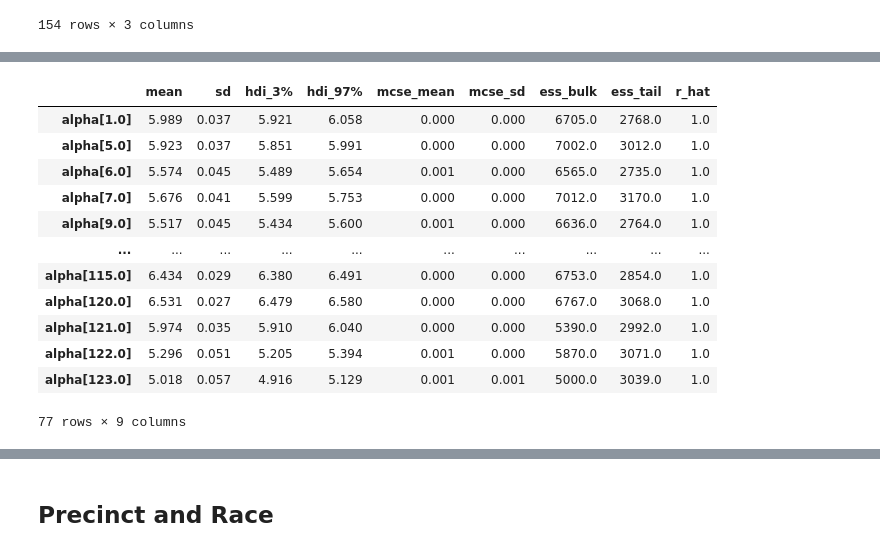
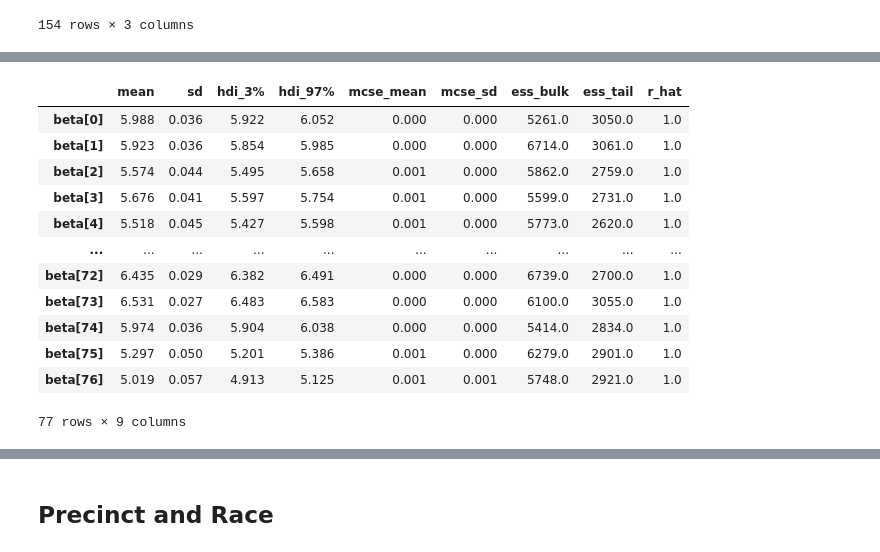
Before and after one commit to TheJarmanitor/algfair-final-exam, a Jupyter notebook: notebooks/bayes_regression.ipynb, the cells around one changed output, grey strips where cells are left out. Cells and saved outputs as stored; diff of their text form; code cells hidden in the pictures.

```diff
--- a/notebooks/bayes_regression.ipynb
+++ b/notebooks/bayes_regression.ipynb
@@ -74,12 +83,13 @@ precinct_ids, unique_precincts = pd.factorize(data_grouped['precinct'], sort=Tru
+# %%
+X = data_grouped.drop(columns=["count"])
+y = data_grouped["count"]
+# %%
+X_enc = pd.get_dummies(X, columns=["precinct", "perp_race"], dtype=float)
 # %%
-## number of crimes with precinct only
+with pm.Model() as precinct_count_model_2:
+    beta = pm.Normal('beta', mu=0, sigma=1.5, shape=len(X_enc.columns) - 2)
 
-with pm.Model(coords={'precincts': unique_precincts}) as  precinct_count_model:
-    # alpha = pm.Normal('alpha', mu=0, sigma=1.5)
-    alpha = pm.Normal('alpha', mu=0, sigma=1.5, dims='precincts')
-    precinct_id = pm.Data('precinct_id', precinct_ids)
+    lambda_ = pm.Deterministic("lambda", pm.math.exp(pm.math.dot(X_enc.iloc[:,:-2], beta)))
 
-    lambda_ = pm.Deterministic("lambda", pm.math.exp(alpha[precinct_id]))
-
-    crime = pm.Poisson('crime', lambda_, observed=data_grouped["count"])
+    crime = pm.Poisson('crime', lambda_, observed=y)
 # %%
@@ -117,20 +104,20 @@ ax.set_title("Prior predictive checks -- Flat priors");
 # %%
-with precinct_count_model:
+with precinct_count_model_2:
 
     precinct_count_trace = pm.sample(1000, tune=1000, return_inferencedata=True, idata_kwargs=dict(log_likelihood=True), cores=4,nuts_sampler="numpyro")
 # %%
-az.summary(precinct_count_trace, var_names=["alpha"])
+az.summary(precinct_count_trace, var_names=["beta"])
 # %% [output]
 |  | mean | sd | hdi_3% | hdi_97% | mcse_mean | mcse_sd | ess_bulk | ess_tail | r_hat |
-| alpha[1.0] | 5.989 | 0.037 | 5.921 | 6.058 | 0.000 | 0.000 | 6705.0 | 2768.0 | 1.0 |
-| alpha[5.0] | 5.923 | 0.037 | 5.851 | 5.991 | 0.000 | 0.000 | 7002.0 | 3012.0 | 1.0 |
-| alpha[6.0] | 5.574 | 0.045 | 5.489 | 5.654 | 0.001 | 0.000 | 6565.0 | 2735.0 | 1.0 |
-| alpha[7.0] | 5.676 | 0.041 | 5.599 | 5.753 | 0.000 | 0.000 | 7012.0 | 3170.0 | 1.0 |
-| alpha[9.0] | 5.517 | 0.045 | 5.434 | 5.600 | 0.001 | 0.000 | 6636.0 | 2764.0 | 1.0 |
+| beta[0] | 5.988 | 0.036 | 5.922 | 6.052 | 0.000 | 0.000 | 5261.0 | 3050.0 | 1.0 |
+| beta[1] | 5.923 | 0.036 | 5.854 | 5.985 | 0.000 | 0.000 | 6714.0 | 3061.0 | 1.0 |
+| beta[2] | 5.574 | 0.044 | 5.495 | 5.658 | 0.001 | 0.000 | 5862.0 | 2759.0 | 1.0 |
+| beta[3] | 5.676 | 0.041 | 5.597 | 5.754 | 0.001 | 0.000 | 5599.0 | 2731.0 | 1.0 |
+| beta[4] | 5.518 | 0.045 | 5.427 | 5.598 | 0.001 | 0.000 | 5773.0 | 2620.0 | 1.0 |
 | ... | ... | ... | ... | ... | ... | ... | ... | ... | ... |
-| alpha[115.0] | 6.434 | 0.029 | 6.380 | 6.491 | 0.000 | 0.000 | 6753.0 | 2854.0 | 1.0 |
-| alpha[120.0] | 6.531 | 0.027 | 6.479 | 6.580 | 0.000 | 0.000 | 6767.0 | 3068.0 | 1.0 |
-| alpha[121.0] | 5.974 | 0.035 | 5.910 | 6.040 | 0.000 | 0.000 | 5390.0 | 2992.0 | 1.0 |
-| alpha[122.0] | 5.296 | 0.051 | 5.205 | 5.394 | 0.001 | 0.000 | 5870.0 | 3071.0 | 1.0 |
-| alpha[123.0] | 5.018 | 0.057 | 4.916 | 5.129 | 0.001 | 0.001 | 5000.0 | 3039.0 | 1.0 |
+| beta[72] | 6.435 | 0.029 | 6.382 | 6.491 | 0.000 | 0.000 | 6739.0 | 2700.0 | 1.0 |
+| beta[73] | 6.531 | 0.027 | 6.483 | 6.583 | 0.000 | 0.000 | 6100.0 | 3055.0 | 1.0 |
+| beta[74] | 5.974 | 0.036 | 5.904 | 6.038 | 0.000 | 0.000 | 5414.0 | 2834.0 | 1.0 |
+| beta[75] | 5.297 | 0.050 | 5.201 | 5.386 | 0.001 | 0.000 | 6279.0 | 2901.0 | 1.0 |
+| beta[76] | 5.019 | 0.057 | 4.913 | 5.125 | 0.001 | 0.001 | 5748.0 | 2921.0 | 1.0 |
 77 rows × 9 columns
```
Also changed, not shown: parts of 31 cells of this notebook.
